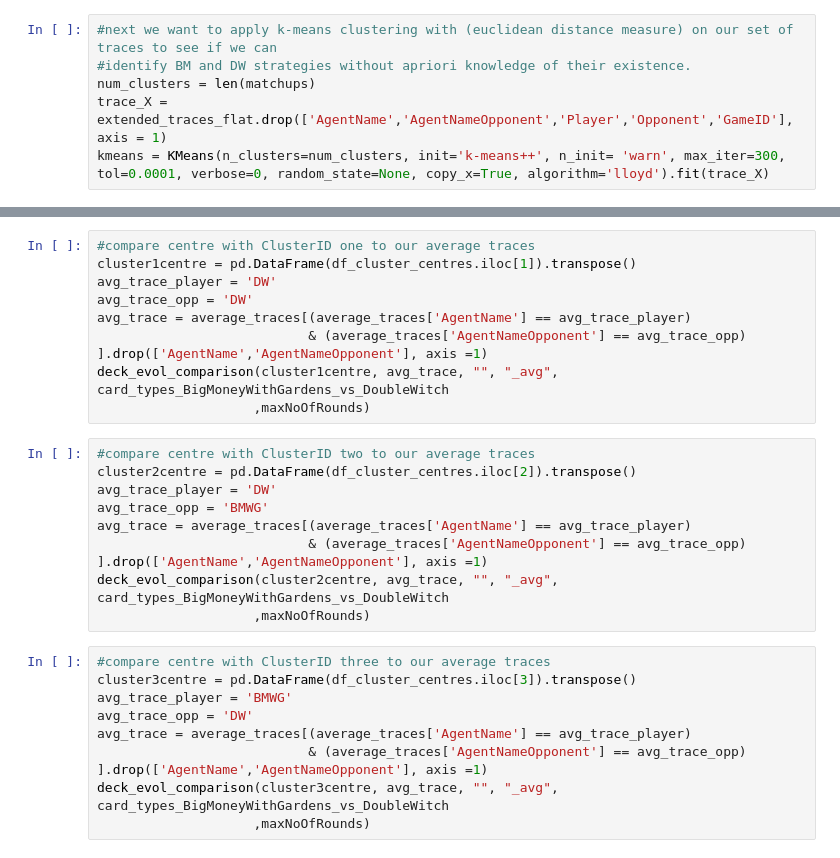
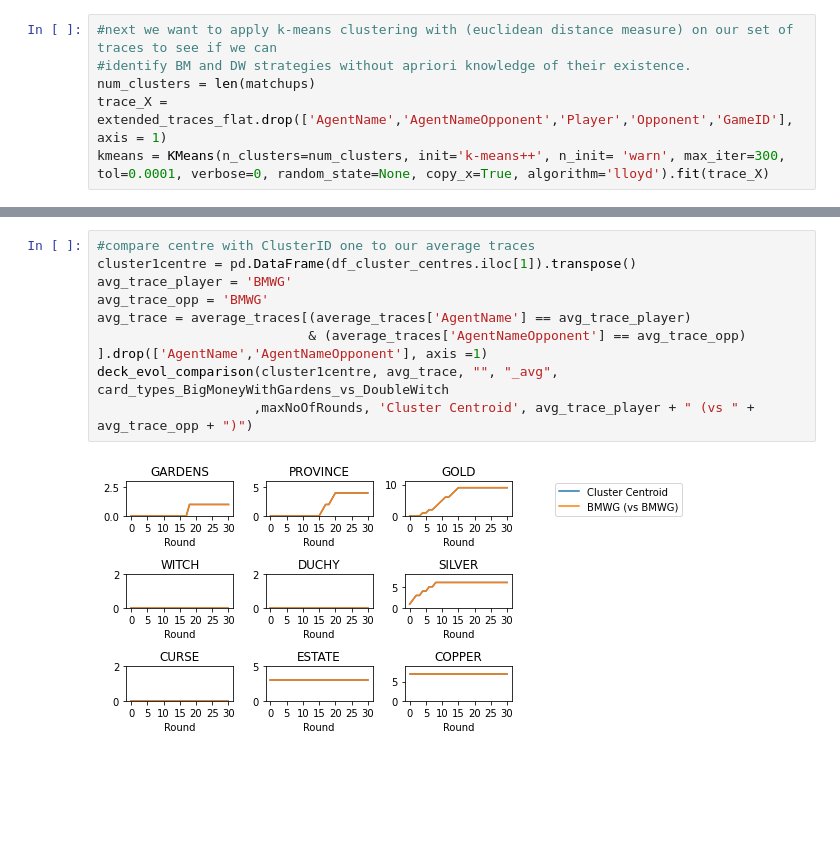
Before and after one commit to owenant/DominionPlayTraceClustering, a Jupyter notebook: PlayTraceAnalysisFromTAG.ipynb, the cells around one changed output, grey strips where cells are left out. Drawn from its saved outputs; the diff is of its cells as text; blank space fills up the shorter version.

```diff
--- a/PlayTraceAnalysisFromTAG.ipynb
+++ b/PlayTraceAnalysisFromTAG.ipynb
@@ -605,27 +638,11 @@ IndexError: single positional indexer is out-of-bounds
-# %%
-#compare centre with ClusterID one to our average traces
-cluster1centre = pd.DataFrame(df_cluster_centres.iloc[1]).transpose()
-avg_trace_player = 'DW'
-avg_trace_opp = 'DW'
-avg_trace = average_traces[(average_traces['AgentName'] == avg_trace_player)
-                           & (average_traces['AgentNameOpponent'] == avg_trace_opp) ].drop(['AgentName','AgentNameOpponent'], axis =1)
-deck_evol_comparison(cluster1centre, avg_trace, "", "_avg", card_types_BigMoneyWithGardens_vs_DoubleWitch
-                    ,maxNoOfRounds)
-# %%
-#compare centre with ClusterID two to our average traces
-cluster2centre = pd.DataFrame(df_cluster_centres.iloc[2]).transpose()
-avg_trace_player = 'DW'
-avg_trace_opp = 'BMWG'
-avg_trace = average_traces[(average_traces['AgentName'] == avg_trace_player)
-                           & (average_traces['AgentNameOpponent'] == avg_trace_opp) ].drop(['AgentName','AgentNameOpponent'], axis =1)
-deck_evol_comparison(cluster2centre, avg_trace, "", "_avg", card_types_BigMoneyWithGardens_vs_DoubleWitch
-                    ,maxNoOfRounds)
-# %%
-#compare centre with ClusterID three to our average traces
-cluster3centre = pd.DataFrame(df_cluster_centres.iloc[3]).transpose()
-avg_trace_player = 'BMWG'
-avg_trace_opp = 'DW'
-avg_trace = average_traces[(average_traces['AgentName'] == avg_trace_player)
-                           & (average_traces['AgentNameOpponent'] == avg_trace_opp) ].drop(['AgentName','AgentNameOpponent'], axis =1)
-deck_evol_comparison(cluster3centre, avg_trace, "", "_avg", card_types_BigMoneyWithGardens_vs_DoubleWitch
-                    ,maxNoOfRounds)
+# %%
+#compare centre with ClusterID one to our average traces
+cluster1centre = pd.DataFrame(df_cluster_centres.iloc[1]).transpose()
+avg_trace_player = 'BMWG'
+avg_trace_opp = 'BMWG'
+avg_trace = average_traces[(average_traces['AgentName'] == avg_trace_player)
+                           & (average_traces['AgentNameOpponent'] == avg_trace_opp) ].drop(['AgentName','AgentNameOpponent'], axis =1)
+deck_evol_comparison(cluster1centre, avg_trace, "", "_avg", card_types_BigMoneyWithGardens_vs_DoubleWitch
+                    ,maxNoOfRounds, 'Cluster Centroid', avg_trace_player + " (vs " + avg_trace_opp + ")")
+# %% [output]
+[figure, added]
```
Also changed, not shown: parts of 24 cells of this notebook.
